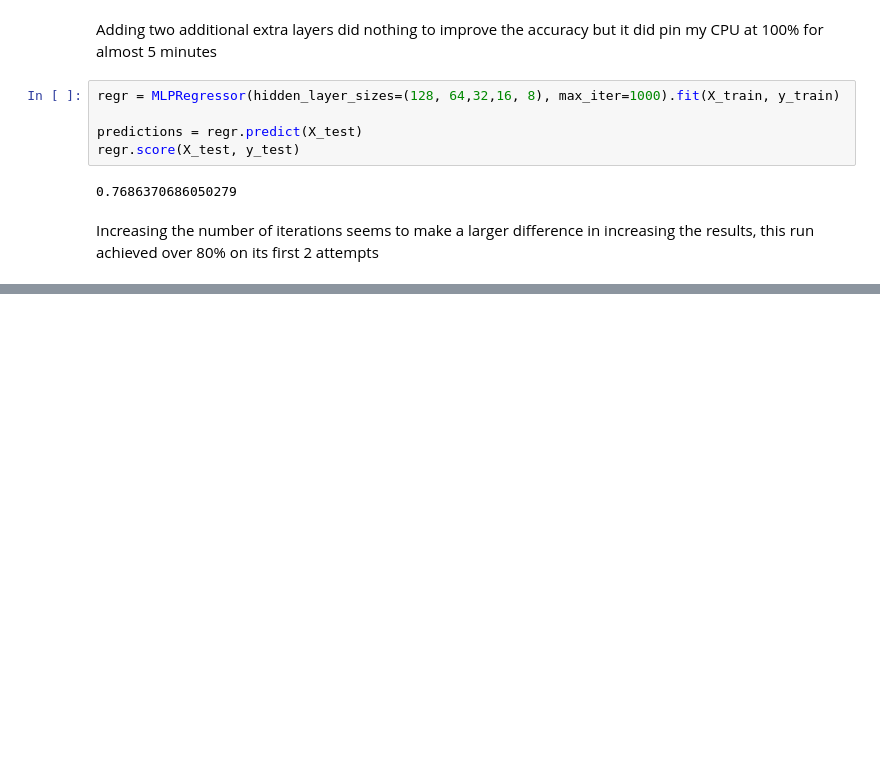
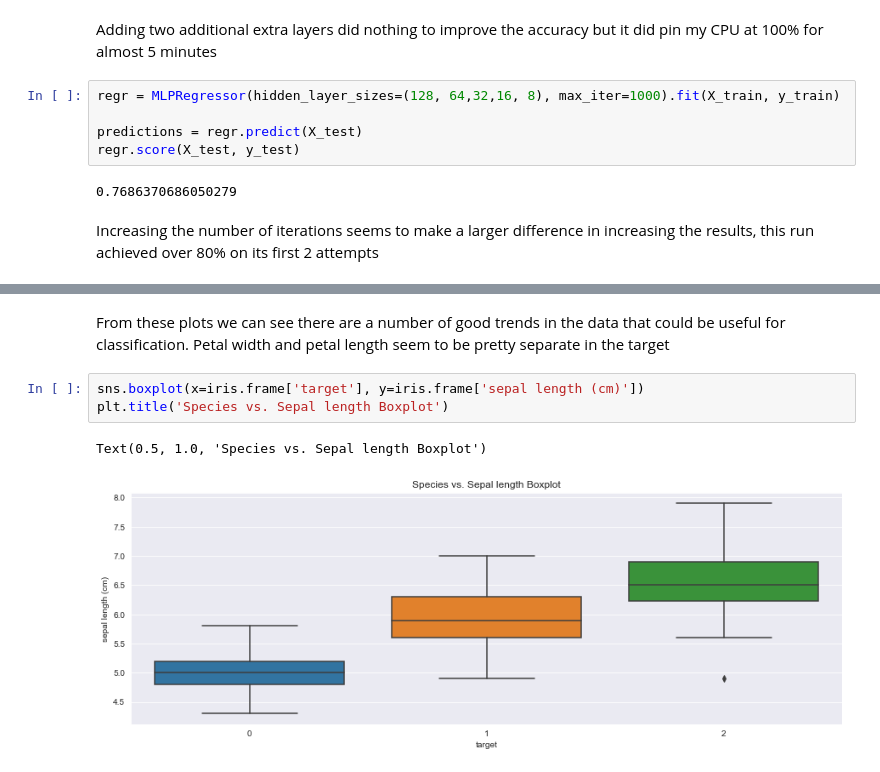
Before and after one commit to BryanSmith00/Spring-2022-Classes, a Jupyter notebook: COSC 3337 Data Science I/homework/hw4/smith_bryan_1861137_hw4.ipynb, the cells around one changed output, grey strips where cells are left out. Drawn from its saved outputs; the diff is of its cells as text; blank space fills up the shorter version.

```diff
--- a/COSC 3337 Data Science I/homework/hw4/smith_bryan_1861137_hw4.ipynb
+++ b/COSC 3337 Data Science I/homework/hw4/smith_bryan_1861137_hw4.ipynb
@@ -251,0 +345,8 @@ Increase the number of iterations (max_iter) or scale the data as shown in:
+# %% [markdown]
+From these plots we can see there are a number of good trends in the data that could be useful for classification. Petal width and petal length seem to be pretty separate in the target
+# %%
+sns.boxplot(x=iris.frame['target'], y=iris.frame['sepal length (cm)'])
+plt.title('Species vs. Sepal length Boxplot')
+# %% [output]
+Text(0.5, 1.0, 'Species vs. Sepal length Boxplot')
+[figure, added]
```
Also changed, not shown: parts of 38 cells of this notebook, 4 other files.
